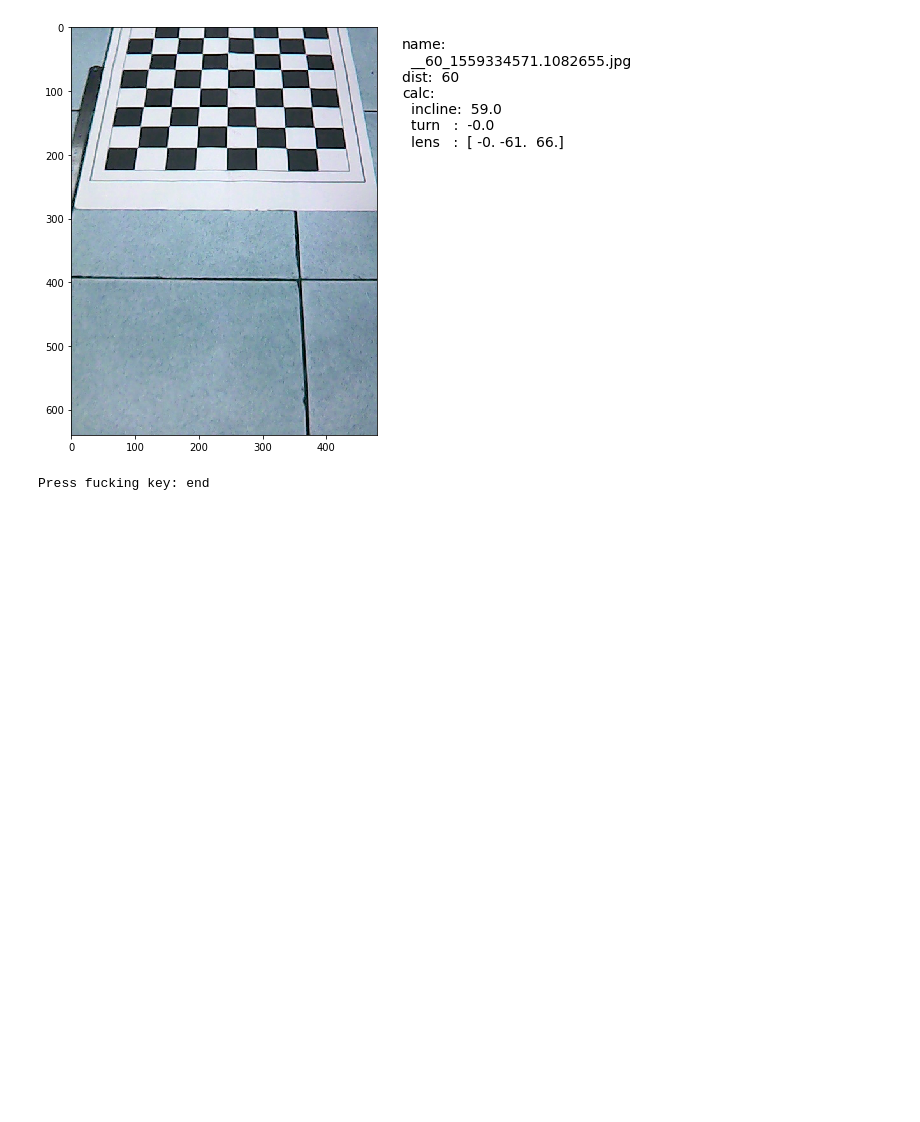
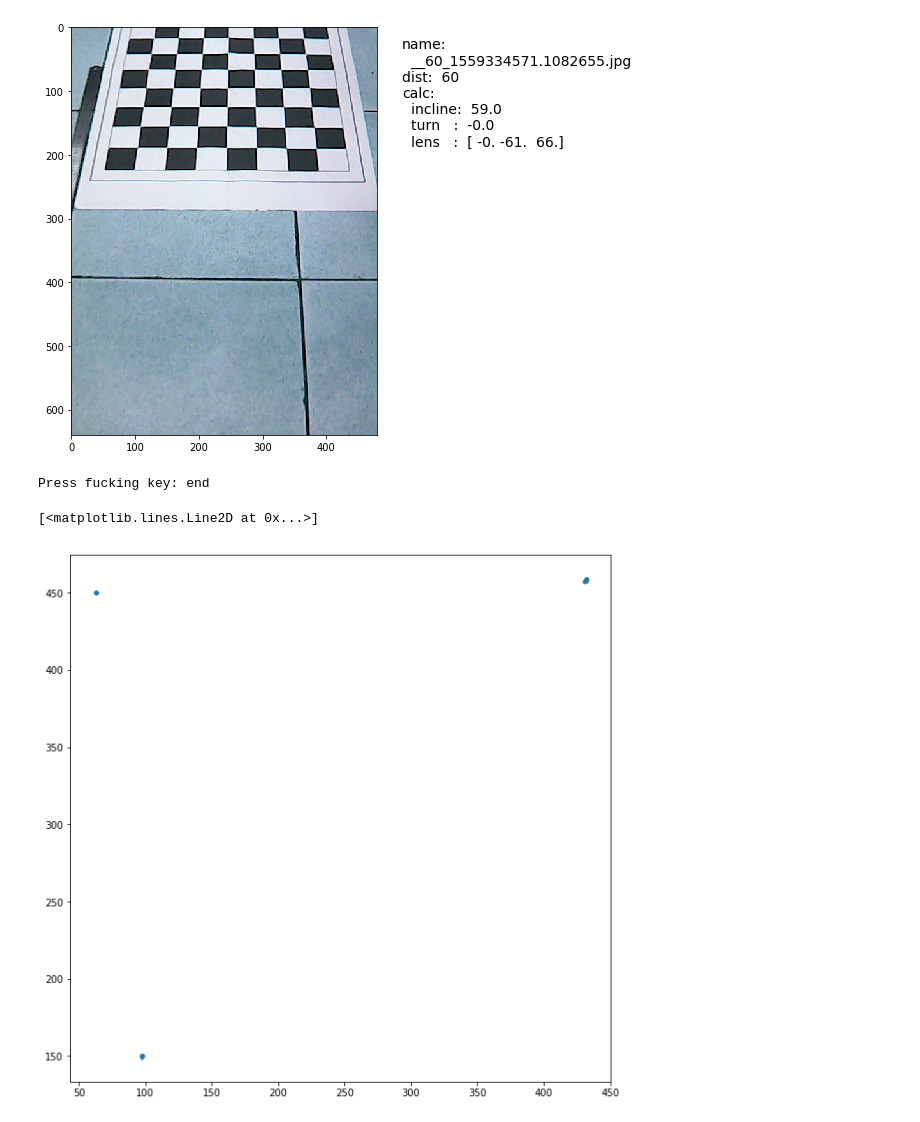
Before and after one commit to robocupmipt/nao_cv, a Jupyter notebook: geometrical/analysis.ipynb, the cells around one changed output. Saved outputs shown, nothing was run; the diff lists cells and outputs as text; code cells hidden in the pictures; blank space fills up the shorter version.

```diff
--- a/geometrical/analysis.ipynb
+++ b/geometrical/analysis.ipynb
@@ -107,0 +106,18 @@ Press fucking key: end
+# %%
+n = 10
+s = 2*10
+points = np.zeros([3*n, 2])
+
+for i in range(n):
+    image = cv2.imread(frames[s+i]['name'])
+    data  = calibration_data(image, shape, size)
+
+    points[3*i:3*(i+1)] = data[0]['corners'][:,:2]
+
+
+k = 10
+plt.figure(figsize=(1*k, 1*k))
+plt.plot(points.T[0], points.T[1], '.')
+# %% [output]
+[<matplotlib.lines.Line2D at 0x...>]
+[figure, added]
```
Also changed, not shown: parts of 2 cells of this notebook.
